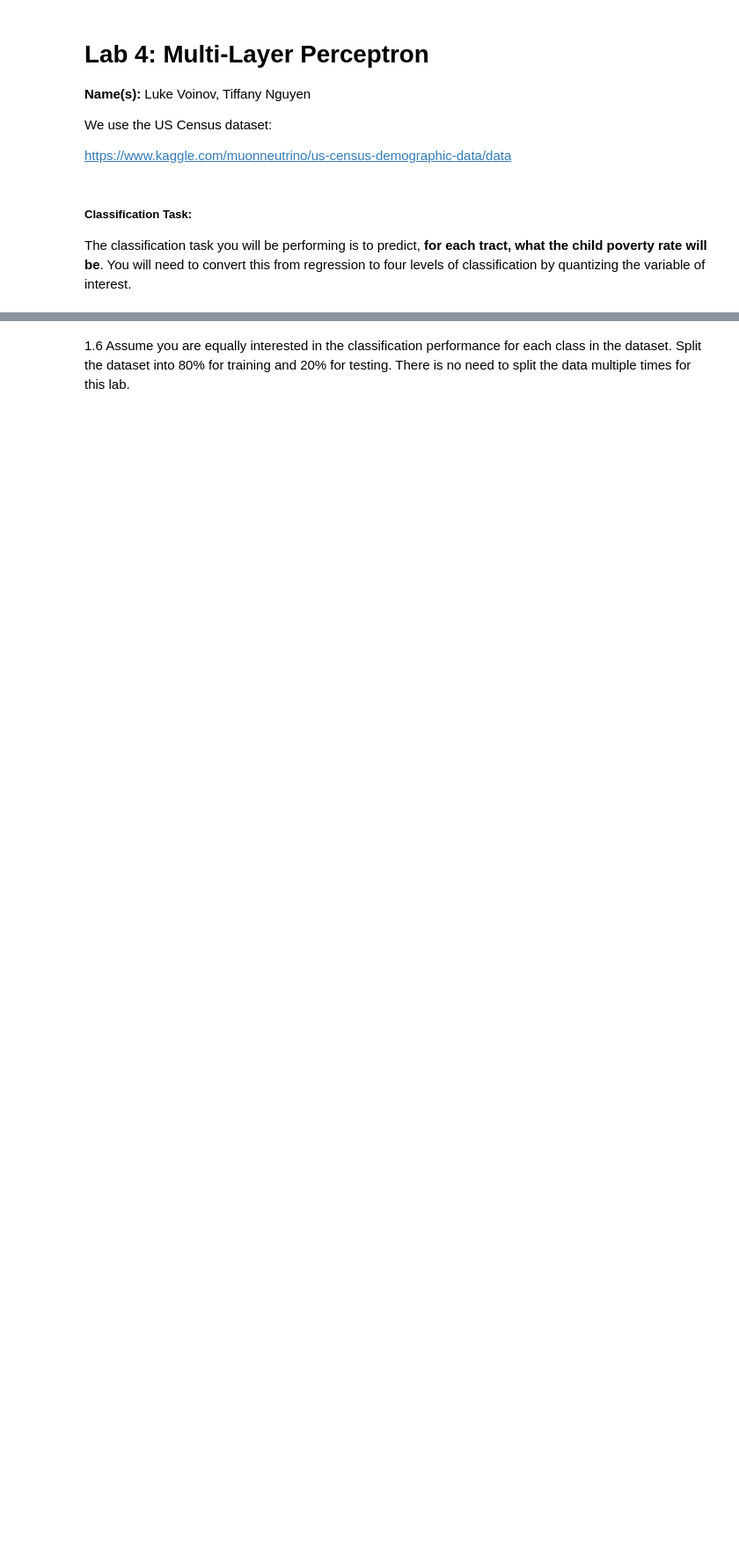
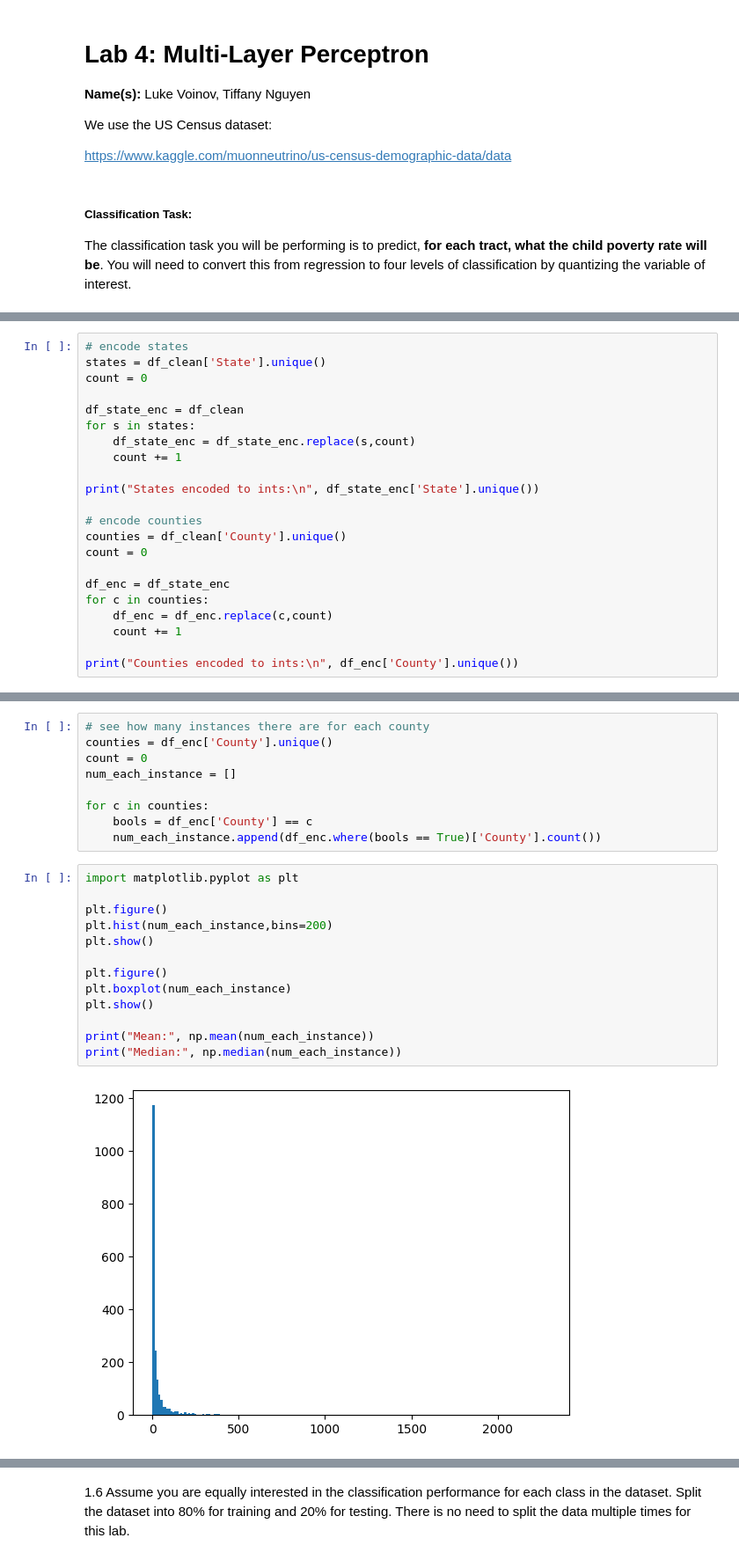
Before and after one commit to lukeVoinov/Machine-Learning-in-Python, a Jupyter notebook: Lab 4 - The Multi-Layer Perceptron/voinov_lab4.ipynb, the cells around one changed output, grey strips where cells are left out. Shown at 88% size. Saved outputs shown, nothing was run; the diff lists cells and outputs as text; blank space fills up the shorter version.

```diff
--- a/Lab 4 - The Multi-Layer Perceptron/voinov_lab4.ipynb
+++ b/Lab 4 - The Multi-Layer Perceptron/voinov_lab4.ipynb
@@ -19,0 +140,22 @@ The classification task you will be performing is to predict, **for each tract,
+# %%
+# encode states
+states = df_clean['State'].unique()
+count = 0
+
+df_state_enc = df_clean
+for s in states:
+    df_state_enc = df_state_enc.replace(s,count)
+    count += 1
+
+print("States encoded to ints:\n", df_state_enc['State'].unique())
+
+# encode counties
+counties = df_clean['County'].unique()
+count = 0
+
+df_enc = df_state_enc
+for c in counties:
+    df_enc = df_enc.replace(c,count)
+    count += 1
+
+print("Counties encoded to ints:\n", df_enc['County'].unique())
@@ -21,0 +190,24 @@ The classification task you will be performing is to predict, **for each tract,
+# %%
+# see how many instances there are for each county
+counties = df_enc['County'].unique()
+count = 0
+num_each_instance = []
+
+for c in counties:
+    bools = df_enc['County'] == c
+    num_each_instance.append(df_enc.where(bools == True)['County'].count())
+# %%
+import matplotlib.pyplot as plt
+
+plt.figure()
+plt.hist(num_each_instance,bins=200)
+plt.show()
+
+plt.figure()
+plt.boxplot(num_each_instance)
+plt.show()
+
+print("Mean:", np.mean(num_each_instance))
+print("Median:", np.median(num_each_instance))
+# %% [output]
+[figure, added]
```
Also changed, not shown: parts of 21 cells of this notebook.
